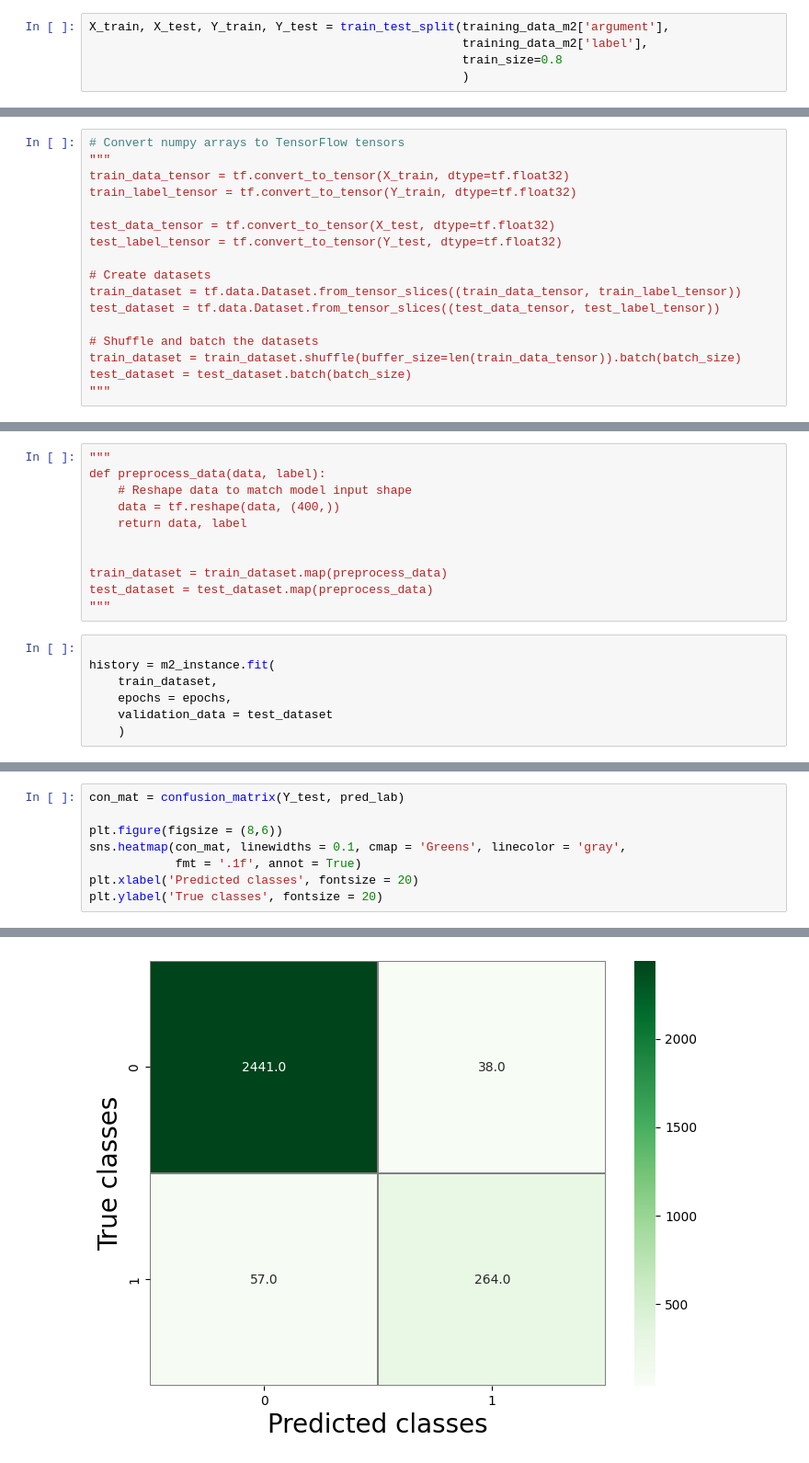
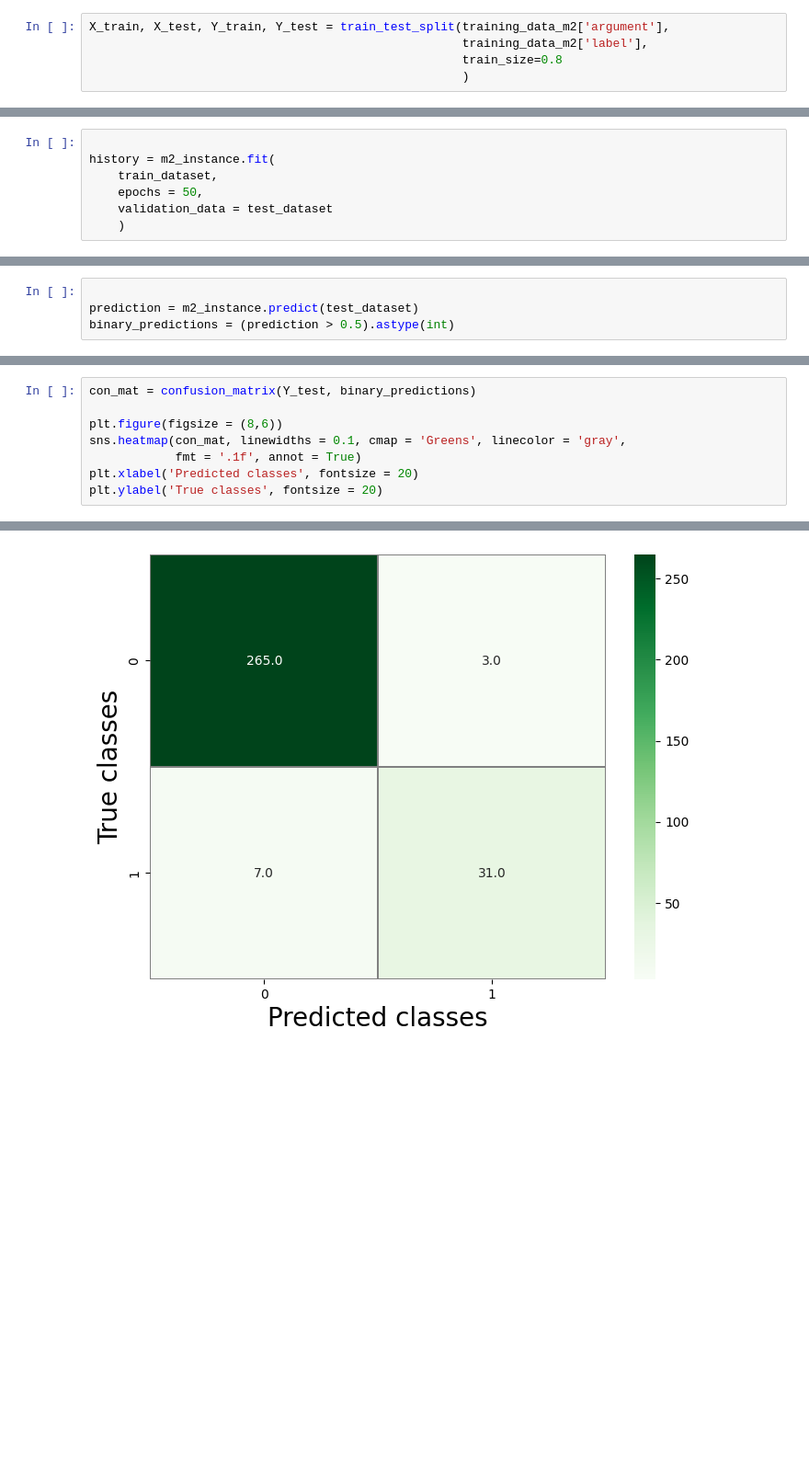
Before and after one commit to oskarkris/MasterOppgave, a Jupyter notebook: testfil.ipynb, the cells around one changed output, grey strips where cells are left out. Shown: that part at 92% size. Saved outputs shown, nothing was run; the diff lists cells and outputs as text; blank space fills up the shorter version.

```diff
--- a/testfil.ipynb
+++ b/testfil.ipynb
@@ -93,23 +93,6 @@ test_dataset = tf.data.Dataset.from_generator(
         tf.TensorSpec(shape=(1,), dtype=tf.float32)
     )
 ).batch(batch_size)
-# %%
-# Convert numpy arrays to TensorFlow tensors
-"""
-train_data_tensor = tf.convert_to_tensor(X_train, dtype=tf.float32)
-train_label_tensor = tf.convert_to_tensor(Y_train, dtype=tf.float32)
-
-test_data_tensor = tf.convert_to_tensor(X_test, dtype=tf.float32)
-test_label_tensor = tf.convert_to_tensor(Y_test, dtype=tf.float32)
-
-# Create datasets
-train_dataset = tf.data.Dataset.from_tensor_slices((train_data_tensor, train_label_tensor))
-test_dataset = tf.data.Dataset.from_tensor_slices((test_data_tensor, test_label_tensor))
-
-# Shuffle and batch the datasets
-train_dataset = train_dataset.shuffle(buffer_size=len(train_data_tensor)).batch(batch_size)
-test_dataset = test_dataset.batch(batch_size)
-"""
 # %%
 sample_data, sample_label = next(iter(train_dataset))
 
@@ -122,19 +105,8 @@ Sample label shape: (128, 1)
-# %%
-"""
-def preprocess_data(data, label):
-    # Reshape data to match model input shape
-    data = tf.reshape(data, (400,))
-    return data, label
-
-
-train_dataset = train_dataset.map(preprocess_data)
-test_dataset = test_dataset.map(preprocess_data)
-"""
 # %%
 
 history = m2_instance.fit(
     train_dataset,
-    epochs = epochs,
+    epochs = 50,
     validation_data = test_dataset
     )
 # %% [output]
@@ -187,0 +130,4 @@ len(prediction)
+# %%
+
+prediction = m2_instance.predict(test_dataset)
+binary_predictions = (prediction > 0.5).astype(int)
@@ -188,11 +136,11 @@ len(prediction)
 # %%
-con_mat = confusion_matrix(Y_test, pred_lab)
+con_mat = confusion_matrix(Y_test, binary_predictions)
 
 plt.figure(figsize = (8,6))
 sns.heatmap(con_mat, linewidths = 0.1, cmap = 'Greens', linecolor = 'gray',
             fmt = '.1f', annot = True)
 plt.xlabel('Predicted classes', fontsize = 20)
 plt.ylabel('True classes', fontsize = 20)
 # %% [output]
 Text(70.72222222222221, 0.5, 'True classes')
-[figure, old version]
+[figure, new version]
```
Also changed, not shown: parts of 8 cells of this notebook, 1 other file.
